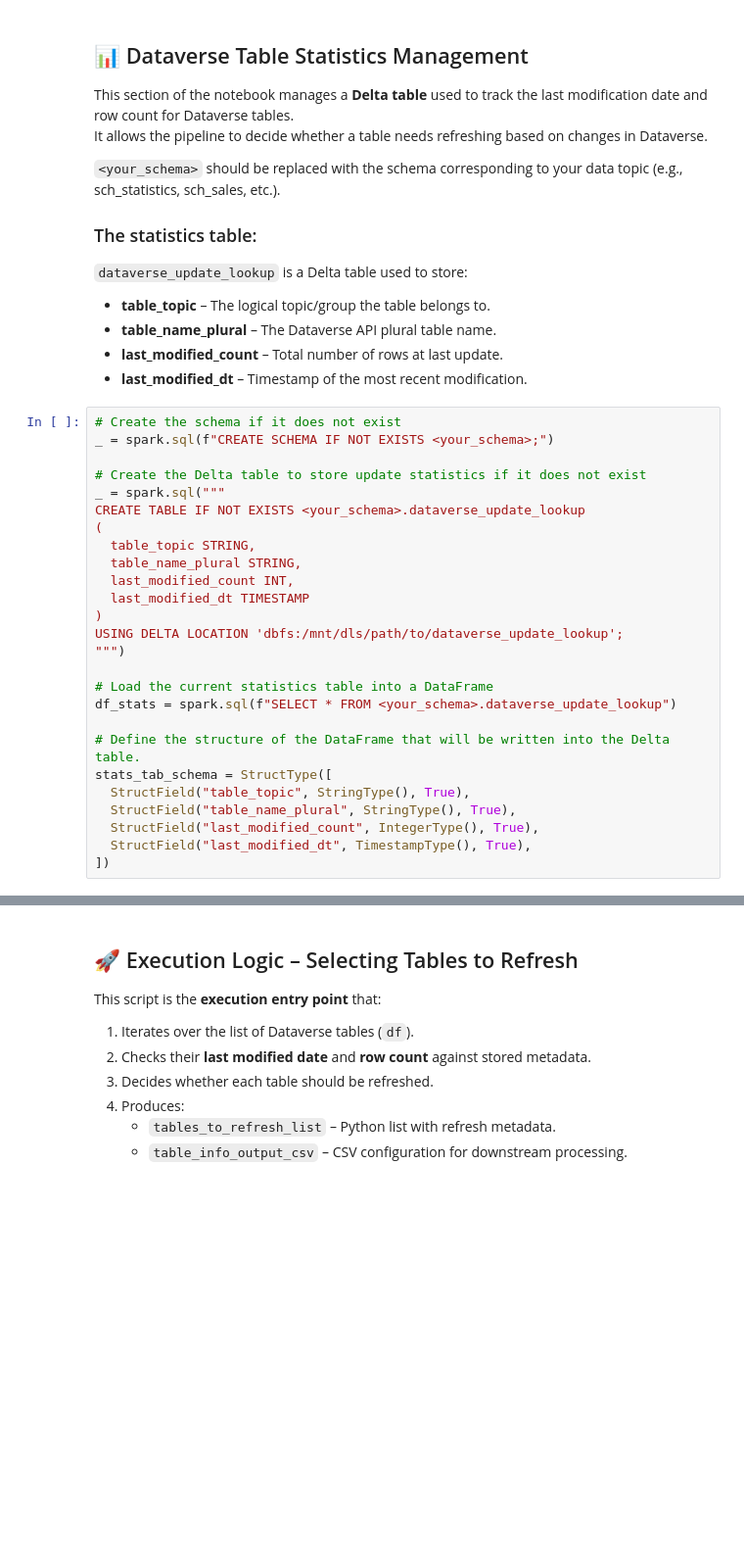
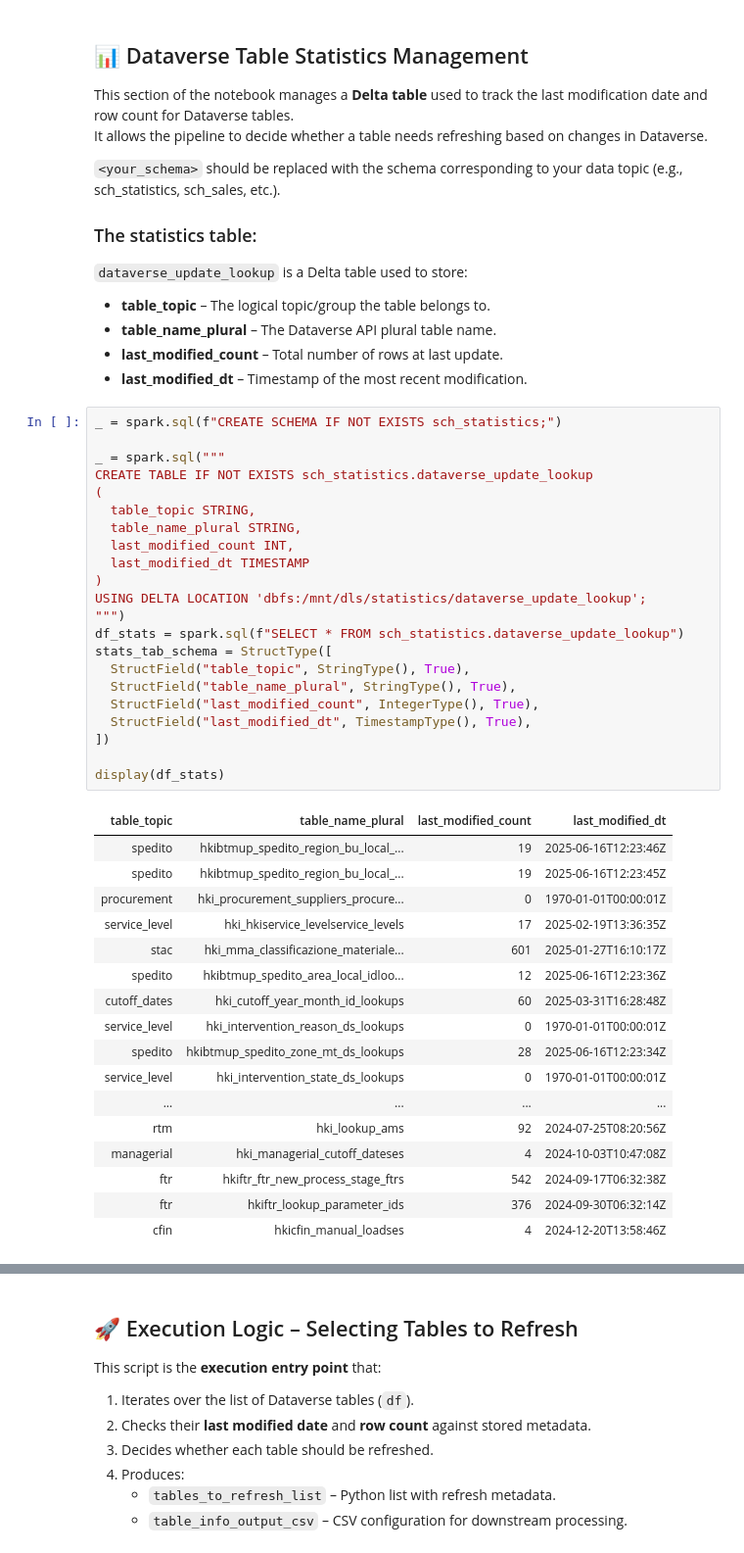
Before and after one commit to MarcoGalimi00/Ingest-Data-From-Dataverse, a Jupyter notebook: dataverse_lookup.ipynb, the cells around one changed output, grey strips where cells are left out. Shown: that part at 98% size. Cells and saved outputs as stored; diff of their text form; blank space fills up the shorter version.

```diff
--- a/dataverse_lookup.ipynb
+++ b/dataverse_lookup.ipynb
@@ -321,29 +330,43 @@ It allows the pipeline to decide whether a table needs refreshing based on chang
 - **last_modified_count** – Total number of rows at last update.
 - **last_modified_dt** – Timestamp of the most recent modification.
 # %%
-# Create the schema if it does not exist
-_ = spark.sql(f"CREATE SCHEMA IF NOT EXISTS <your_schema>;")
+_ = spark.sql(f"CREATE SCHEMA IF NOT EXISTS sch_statistics;")
 
-# Create the Delta table to store update statistics if it does not exist
 _ = spark.sql("""
-CREATE TABLE IF NOT EXISTS <your_schema>.dataverse_update_lookup
+CREATE TABLE IF NOT EXISTS sch_statistics.dataverse_update_lookup
 (
   table_topic STRING,
   table_name_plural STRING,
   last_modified_count INT,
   last_modified_dt TIMESTAMP
 )
-USING DELTA LOCATION 'dbfs:/mnt/dls/path/to/dataverse_update_lookup';
+USING DELTA LOCATION 'dbfs:/mnt/dls/statistics/dataverse_update_lookup';
 """)
-
-# Load the current statistics table into a DataFrame
-df_stats = spark.sql(f"SELECT * FROM <your_schema>.dataverse_update_lookup")
-
-# Define the structure of the DataFrame that will be written into the Delta table.
+df_stats = spark.sql(f"SELECT * FROM sch_statistics.dataverse_update_lookup")
 stats_tab_schema = StructType([
   StructField("table_topic", StringType(), True),
   StructField("table_name_plural", StringType(), True),
   StructField("last_modified_count", IntegerType(), True),
   StructField("last_modified_dt", TimestampType(), True),
 ])
+
+display(df_stats)
+# %% [output]
+| table_topic | table_name_plural | last_modified_count | last_modified_dt |
+| spedito | hkibtmup_spedito_region_bu_local_... | 19 | 2025-06-16T12:23:46Z |
+| spedito | hkibtmup_spedito_region_bu_local_... | 19 | 2025-06-16T12:23:45Z |
+| procurement | hki_procurement_suppliers_procure... | 0 | 1970-01-01T00:00:01Z |
+| service_level | hki_hkiservice_levelservice_levels | 17 | 2025-02-19T13:36:35Z |
+| stac | hki_mma_classificazione_materiale... | 601 | 2025-01-27T16:10:17Z |
+| spedito | hkibtmup_spedito_area_local_idloo... | 12 | 2025-06-16T12:23:36Z |
+| cutoff_dates | hki_cutoff_year_month_id_lookups | 60 | 2025-03-31T16:28:48Z |
+| service_level | hki_intervention_reason_ds_lookups | 0 | 1970-01-01T00:00:01Z |
+| spedito | hkibtmup_spedito_zone_mt_ds_lookups | 28 | 2025-06-16T12:23:34Z |
+| service_level | hki_intervention_state_ds_lookups | 0 | 1970-01-01T00:00:01Z |
+| ... | ... | ... | ... |
+| rtm | hki_lookup_ams | 92 | 2024-07-25T08:20:56Z |
+| managerial | hki_managerial_cutoff_dateses | 4 | 2024-10-03T10:47:08Z |
+| ftr | hkiftr_ftr_new_process_stage_ftrs | 542 | 2024-09-17T06:32:38Z |
+| ftr | hkiftr_lookup_parameter_ids | 376 | 2024-09-30T06:32:14Z |
+| cfin | hkicfin_manual_loadses | 4 | 2024-12-20T13:58:46Z |
 # %%
```
Also changed, not shown: parts of 11 cells of this notebook.
